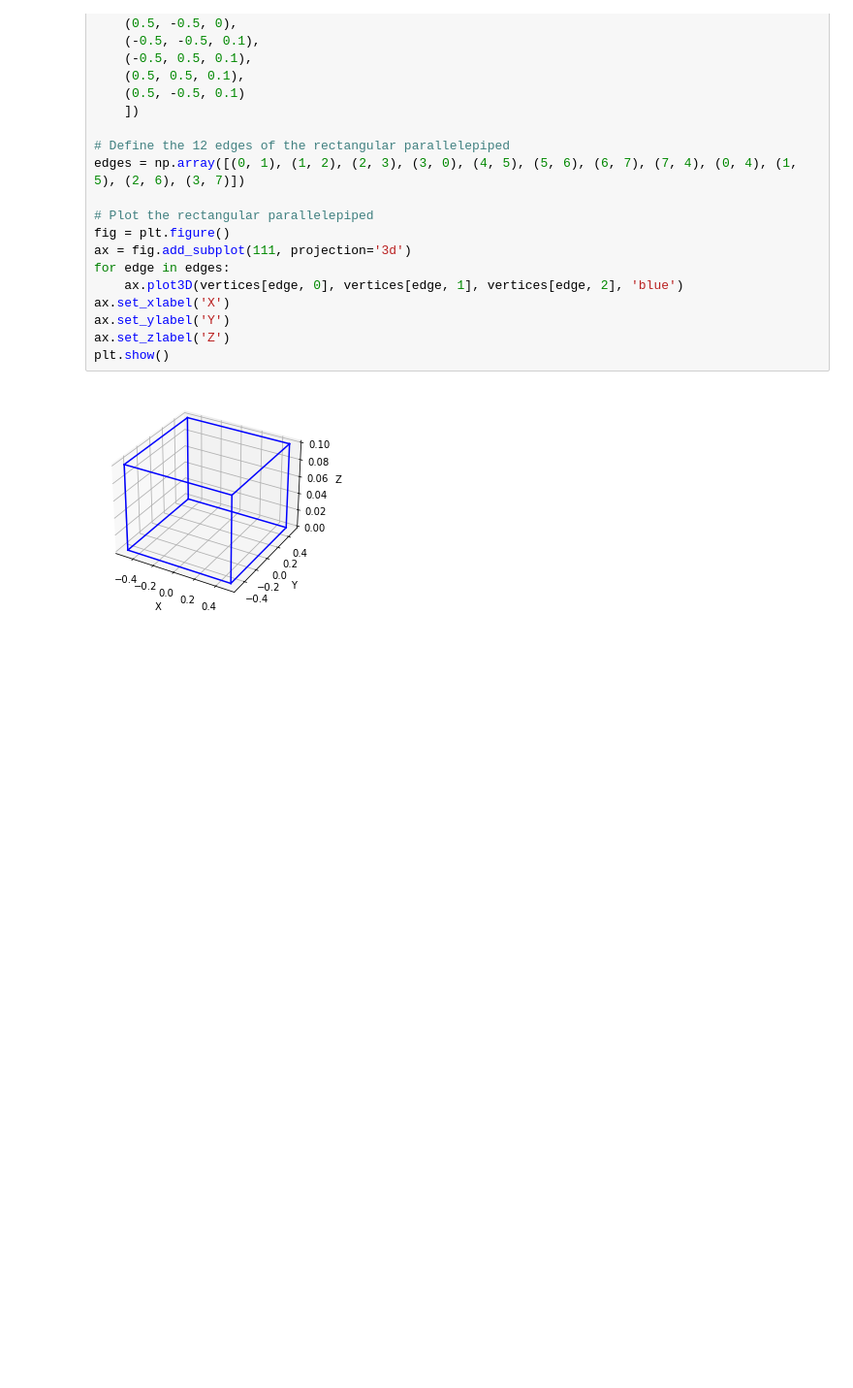
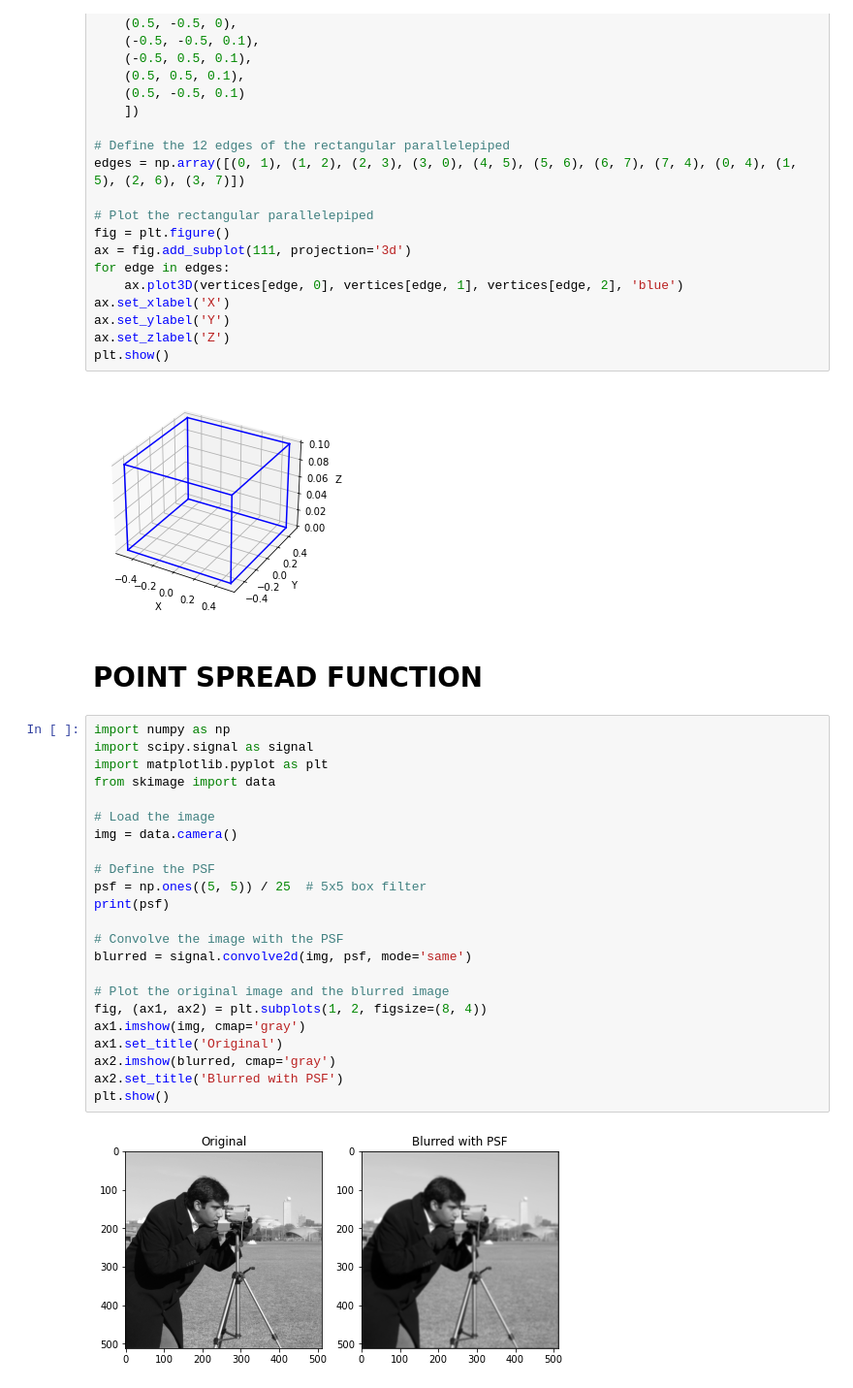
Before and after one commit to jufgutierrezgo/rs-vlc-model, a Jupyter notebook: functions.ipynb, the cells around one changed output. Shown at 97% size. Saved outputs shown, nothing was run; the diff lists cells and outputs as text; blank space fills up the shorter version.

```diff
--- a/functions.ipynb
+++ b/functions.ipynb
@@ -231,3 +231,30 @@ ax.set_zlabel('Z')
 plt.show()
 # %% [output]
 [figure]
+# %% [markdown]
+# POINT SPREAD FUNCTION
+# %%
+import numpy as np
+import scipy.signal as signal
+import matplotlib.pyplot as plt
+from skimage import data
+
+# Load the image
+img = data.camera()
+
+# Define the PSF
+psf = np.ones((5, 5)) / 25  # 5x5 box filter
+print(psf)
+
+# Convolve the image with the PSF
+blurred = signal.convolve2d(img, psf, mode='same')
+
+# Plot the original image and the blurred image
+fig, (ax1, ax2) = plt.subplots(1, 2, figsize=(8, 4))
+ax1.imshow(img, cmap='gray')
+ax1.set_title('Original')
+ax2.imshow(blurred, cmap='gray')
+ax2.set_title('Blurred with PSF')
+plt.show()
+# %% [output]
+[figure, added]
```
Also changed, not shown: 3 other files.
